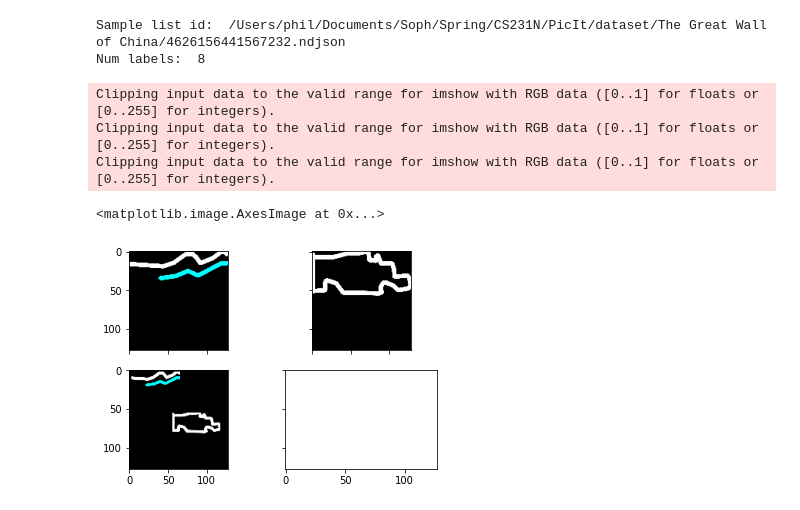
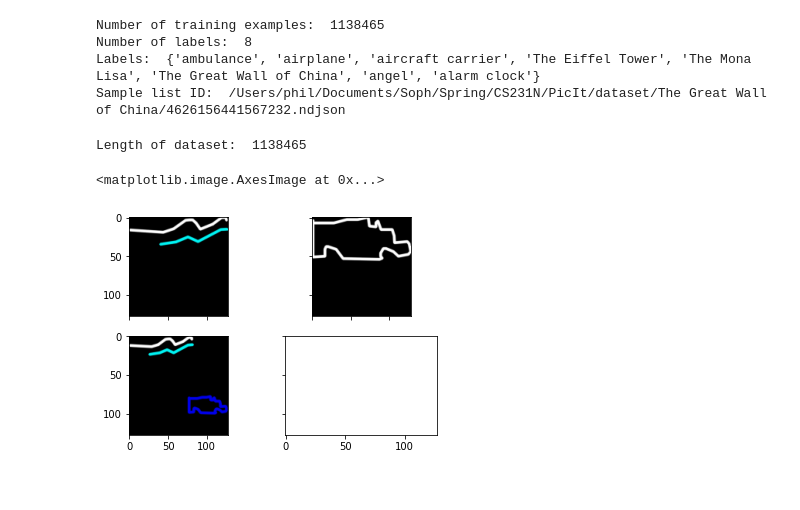
Before and after one commit to philhchen/PicIt, a Jupyter notebook: data/load_data.ipynb, the cells around one changed output. Drawn from its saved outputs; the diff is of its cells as text; code cells hidden in the pictures.

```diff
--- a/data/load_data.ipynb
+++ b/data/load_data.ipynb
@@ -77,7 +0,0 @@ def parse_dataset(path=DIR_NAME):
-# %%
-list_ids, labels = parse_dataset()
-print('Sample list id: ', list_ids[0])
-print('Num labels: ', len(labels))
-# %% [output]
-Sample list id:  /Users/phil/Documents/Soph/Spring/CS231N/PicIt/dataset/The Great Wall of China/4626156441567232.ndjson
-Num labels:  8
@@ -172,17 +1,39 @@ class Dataset(data.Dataset):
+# %%
+import data_utils
+
+list_ids, labels = data_utils.parse_dataset()
+
+print('Number of training examples: ', len(list_ids))
+print('Number of labels: ', len(labels))
+print('Labels: ', labels)
+print('Sample list ID: ', list_ids[0])
+# %% [output]
+Number of training examples:  1138465
+Number of labels:  8
+Labels:  {'ambulance', 'airplane', 'aircraft carrier', 'The Eiffel Tower', 'The Mona Lisa', 'The Great Wall of China', 'angel', 'alarm clock'}
+Sample list ID:  /Users/phil/Documents/Soph/Spring/CS231N/PicIt/dataset/The Great Wall of China/4626156441567232.ndjson
 # %%
-dataset = Dataset(list_ids, labels)
+import datasets
+import matplotlib.pyplot as plt
+
+quick_draw_dataset = datasets.QuickDrawDataset(list_ids, labels)
 individual_imgs = [1, 1058352]
-img1, label1 = dataset[individual_imgs[0]]
-img2, label2 = dataset[individual_imgs[1]]
-composite_img, composite_labels = dataset.generate_image([[2, 3, 65, 66], [55, 56, 113, 118]], individual_imgs)
+img1, label1 = quick_draw_dataset[individual_imgs[0]]
+img2, label2 = quick_draw_dataset[individual_imgs[1]]
+
+# Generate a composite sketch
+bounding_boxes = [[2, 3, 165, 166], [155, 156, 253, 258]]
+composite_sketch, composite_labels = quick_draw_dataset.generate_composite_drawing(
+    bounding_boxes, individual_imgs)
+composite_img = data_utils.decode_drawing(composite_sketch)
+
+print('Length of dataset: ', len(quick_draw_dataset))
 
 fig, axes = plt.subplots(2, 2, sharex=True, sharey=True)
 axes[0,0].imshow(img1)
 axes[0,1].imshow(img2)
 axes[1,0].imshow(composite_img)
 # %% [output]
-Clipping input data to the valid range for imshow with RGB data ([0..1] for floats or [0..255] for integers).
-Clipping input data to the valid range for imshow with RGB data ([0..1] for floats or [0..255] for integers).
-Clipping input data to the valid range for imshow with RGB data ([0..1] for floats or [0..255] for integers).
+Length of dataset:  1138465
 <matplotlib.image.AxesImage at 0x...>
-[figure, old version]
+[figure, new version]
```
Also changed, not shown: parts of 5 cells of this notebook, 2 other files.
